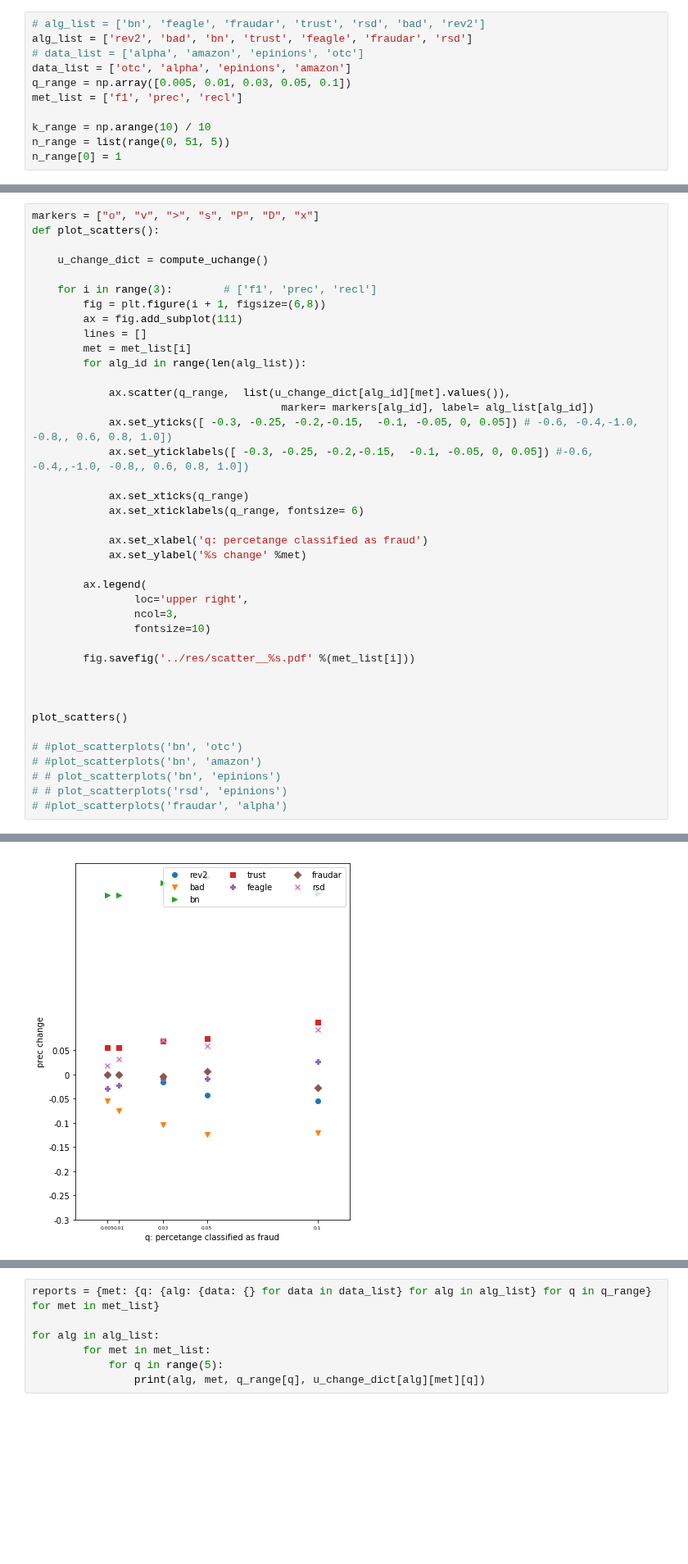
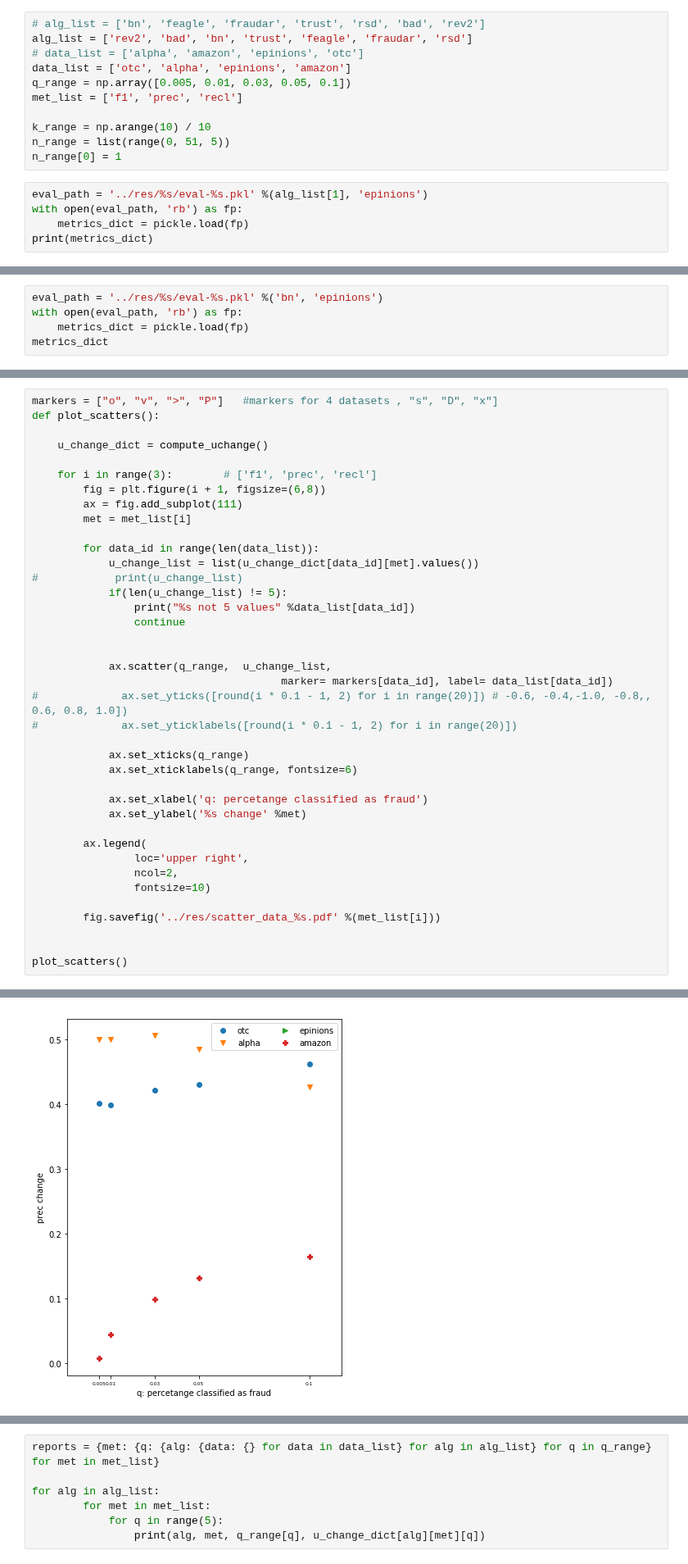
Before and after one commit to rzlll/DataMining, a Jupyter notebook: src/scatterplots.ipynb, the cells around one changed output, grey strips where cells are left out. Shown at 82% size. Saved outputs shown, nothing was run; the diff lists cells and outputs as text; blank space fills up the shorter version.

Commit message:
Merged scatterplots.ipynb

```diff
--- a/src/scatterplots.ipynb
+++ b/src/scatterplots.ipynb
@@ -53,3 +53,8 @@ met_list = ['f1', 'prec', 'recl']
 k_range = np.arange(10) / 10
 n_range = list(range(0, 51, 5))
 n_range[0] = 1
+# %%
+eval_path = '../res/%s/eval-%s.pkl' %(alg_list[1], 'epinions')
+with open(eval_path, 'rb') as fp:
+    metrics_dict = pickle.load(fp)
+print(metrics_dict)
@@ -55,0 +303,5 @@ n_range[0] = 1
+# %%
+eval_path = '../res/%s/eval-%s.pkl' %('bn', 'epinions')
+with open(eval_path, 'rb') as fp:
+    metrics_dict = pickle.load(fp)
+metrics_dict
@@ -142,5 +413,5 @@ rsd amazon
 # %%
-markers = ["o", "v", ">", "s", "P", "D", "x"]
+markers = ["o", "v", ">", "P"]   #markers for 4 datasets , "s", "D", "x"]
 def plot_scatters():
 
     u_change_dict = compute_uchange()
@@ -148,36 +419,35 @@ def plot_scatters():
     for i in range(3):        # ['f1', 'prec', 'recl']
         fig = plt.figure(i + 1, figsize=(6,8))
         ax = fig.add_subplot(111)
-        lines = []
         met = met_list[i]
-        for alg_id in range(len(alg_list)):
 
-            ax.scatter(q_range,  list(u_change_dict[alg_id][met].values()),
-                                       marker= markers[alg_id], label= alg_list[alg_id])
-            ax.set_yticks([ -0.3, -0.25, -0.2,-0.15,  -0.1, -0.05, 0, 0.05]) # -0.6, -0.4,-1.0, -0.8,, 0.6, 0.8, 1.0])
-            ax.set_yticklabels([ -0.3, -0.25, -0.2,-0.15,  -0.1, -0.05, 0, 0.05]) #-0.6, -0.4,,-1.0, -0.8,, 0.6, 0.8, 1.0])
+        for data_id in range(len(data_list)):
+            u_change_list = list(u_change_dict[data_id][met].values())
+#            print(u_change_list)
+            if(len(u_change_list) != 5):
+                print("%s not 5 values" %data_list[data_id])
+                continue
+
+
+            ax.scatter(q_range,  u_change_list,
+                                       marker= markers[data_id], label= data_list[data_id])
+#             ax.set_yticks([round(i * 0.1 - 1, 2) for i in range(20)]) # -0.6, -0.4,-1.0, -0.8,, 0.6, 0.8, 1.0])
+#             ax.set_yticklabels([round(i * 0.1 - 1, 2) for i in range(20)])
 
             ax.set_xticks(q_range)
-            ax.set_xticklabels(q_range, fontsize= 6)
+            ax.set_xticklabels(q_range, fontsize=6)
 
             ax.set_xlabel('q: percetange classified as fraud')
             ax.set_ylabel('%s change' %met)
 
         ax.legend(
                 loc='upper right',
-                ncol=3,
+                ncol=2,
                 fontsize=10)
 
-        fig.savefig('../res/scatter__%s.pdf' %(met_list[i]))
-
+        fig.savefig('../res/scatter_data_%s.pdf' %(met_list[i]))
 
 
 plot_scatters()
-
-# #plot_scatterplots('bn', 'otc')
-# #plot_scatterplots('bn', 'amazon')
-# # plot_scatterplots('bn', 'epinions')
-# # plot_scatterplots('rsd', 'epinions')
-# #plot_scatterplots('fraudar', 'alpha')
 # %% [output]
 no ../res/rev2/eval-otc.pkl
@@ -201 +477 @@ rsd amazon
-[figure, old version]
+[figure, new version]
```
Also changed, not shown: parts of 8 cells of this notebook.
